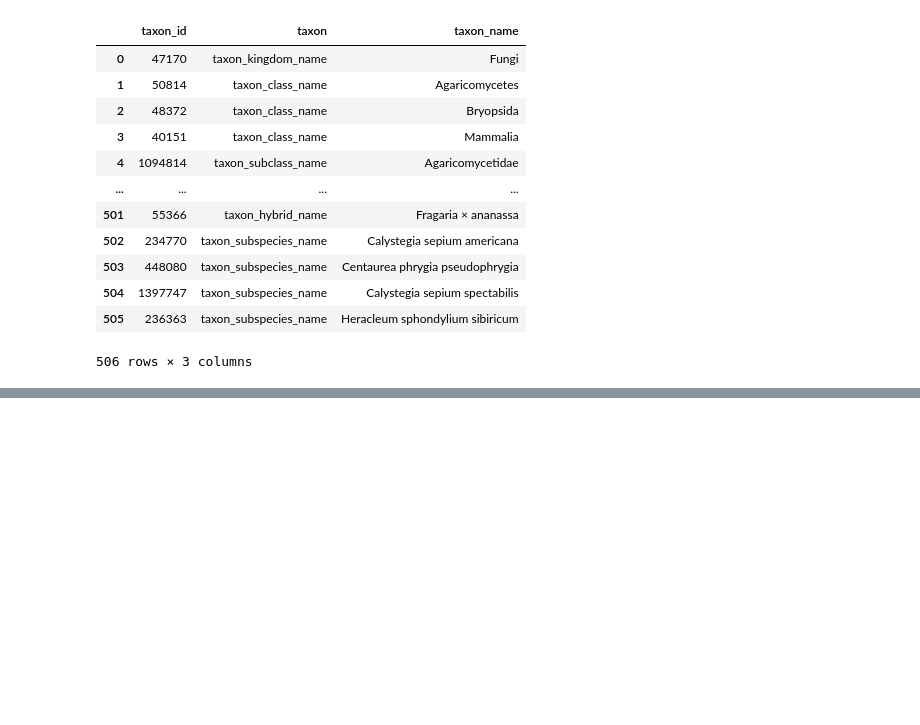
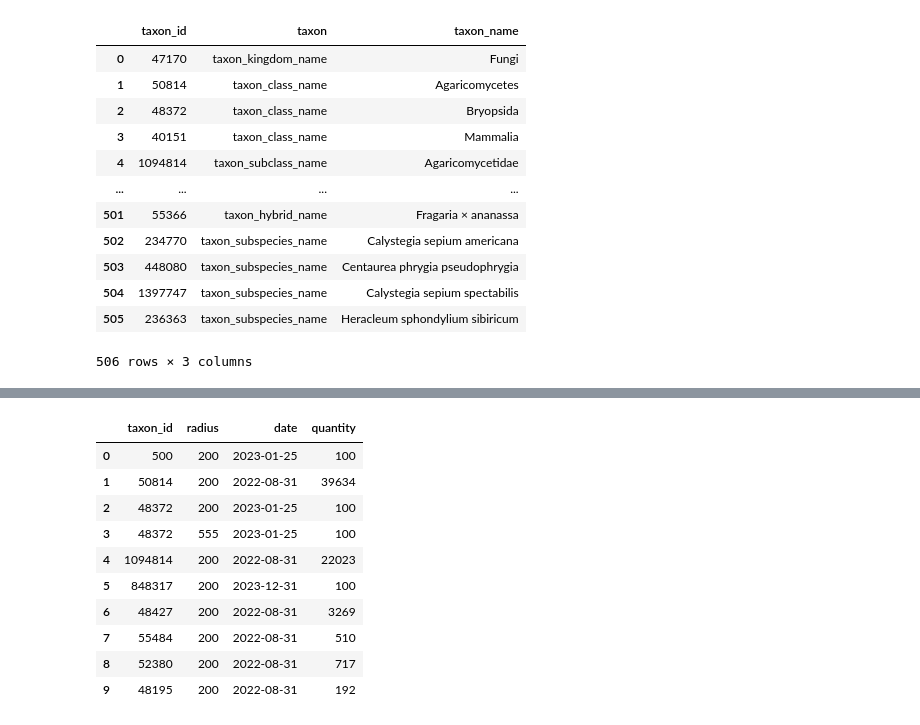
Before and after one commit to baidakovil/iNat-statistics, a Jupyter notebook: inat_raritets.ipynb, the cells around one changed output, grey strips where cells are left out. Cells and saved outputs as stored; diff of their text form; code cells hidden in the pictures; blank space fills up the shorter version.

Commit message:
get_radius working

```diff
--- a/inat_raritets.ipynb
+++ b/inat_raritets.ipynb
@@ -165,0 +203,11 @@ save_response(requestname)
+# %%
+df = pd.read_csv(index_col=False, filepath_or_buffer='data/radiuses_dataset.csv')
+saved_radiuses = df.copy()
+ask_radiuses = df.copy()
+ask_radiuses.drop('quantity', axis=1, inplace=True)
+# ask_radiuses.insert(3, 'quantity', '')
+saved_radiuses.iloc[0] = ['500','200','2023-01-25', '100']
+saved_radiuses.iloc[2] = ['48372','200','2023-01-25', '100']
+saved_radiuses.iloc[3] = ['48372','555','2023-01-25', '100']
+saved_radiuses.iloc[5] = ['848317','200','2023-12-31', '100']
+ask_radiuses
@@ -165,0 +226,14 @@ save_response(requestname)
+# %%
+saved_radiuses
+# %% [output]
+|  | taxon_id | radius | date | quantity |
+| 0 | 500 | 200 | 2023-01-25 | 100 |
+| 1 | 50814 | 200 | 2022-08-31 | 39634 |
+| 2 | 48372 | 200 | 2023-01-25 | 100 |
+| 3 | 48372 | 555 | 2023-01-25 | 100 |
+| 4 | 1094814 | 200 | 2022-08-31 | 22023 |
+| 5 | 848317 | 200 | 2023-12-31 | 100 |
+| 6 | 48427 | 200 | 2022-08-31 | 3269 |
+| 7 | 55484 | 200 | 2022-08-31 | 510 |
+| 8 | 52380 | 200 | 2022-08-31 | 717 |
+| 9 | 48195 | 200 | 2022-08-31 | 192 |
```
Also changed, not shown: parts of 13 cells of this notebook, 1 other file.
